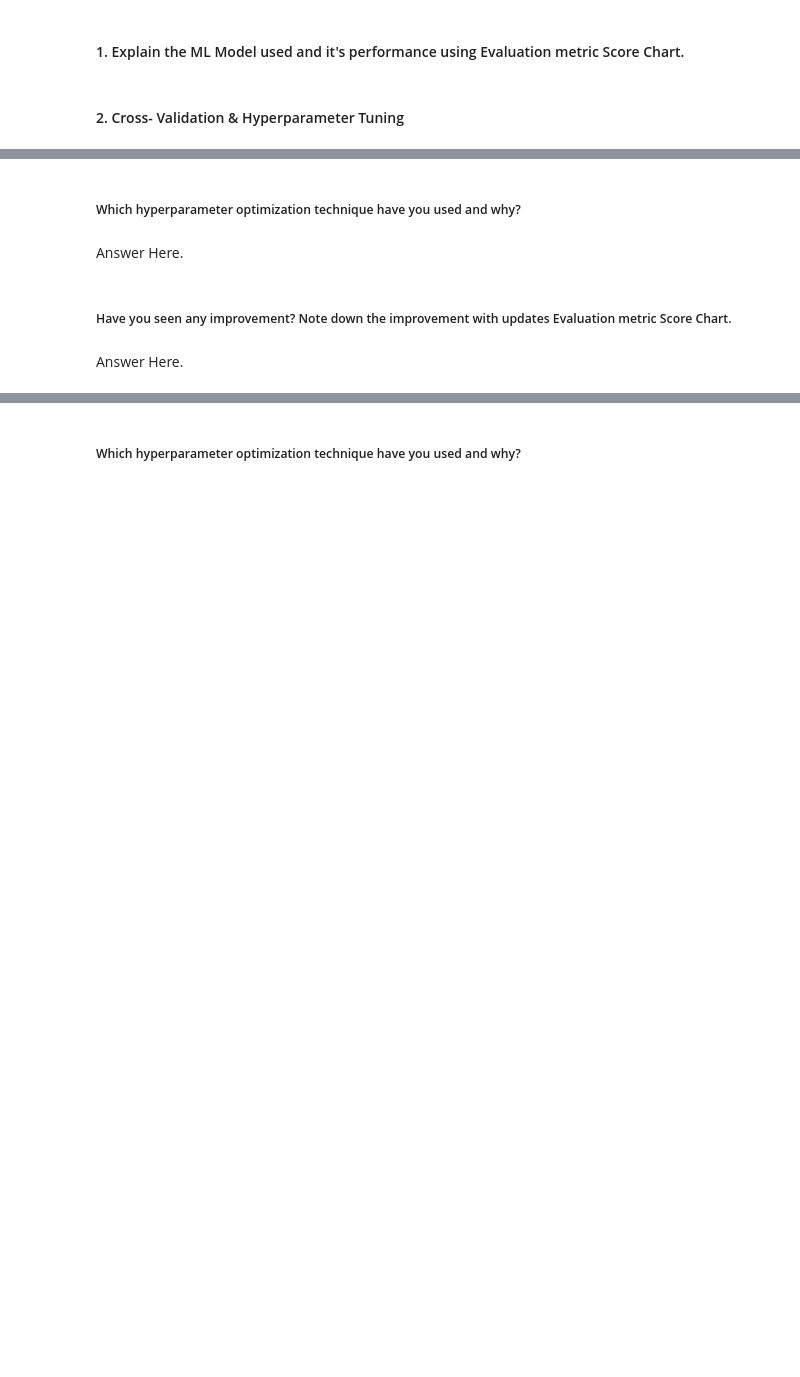
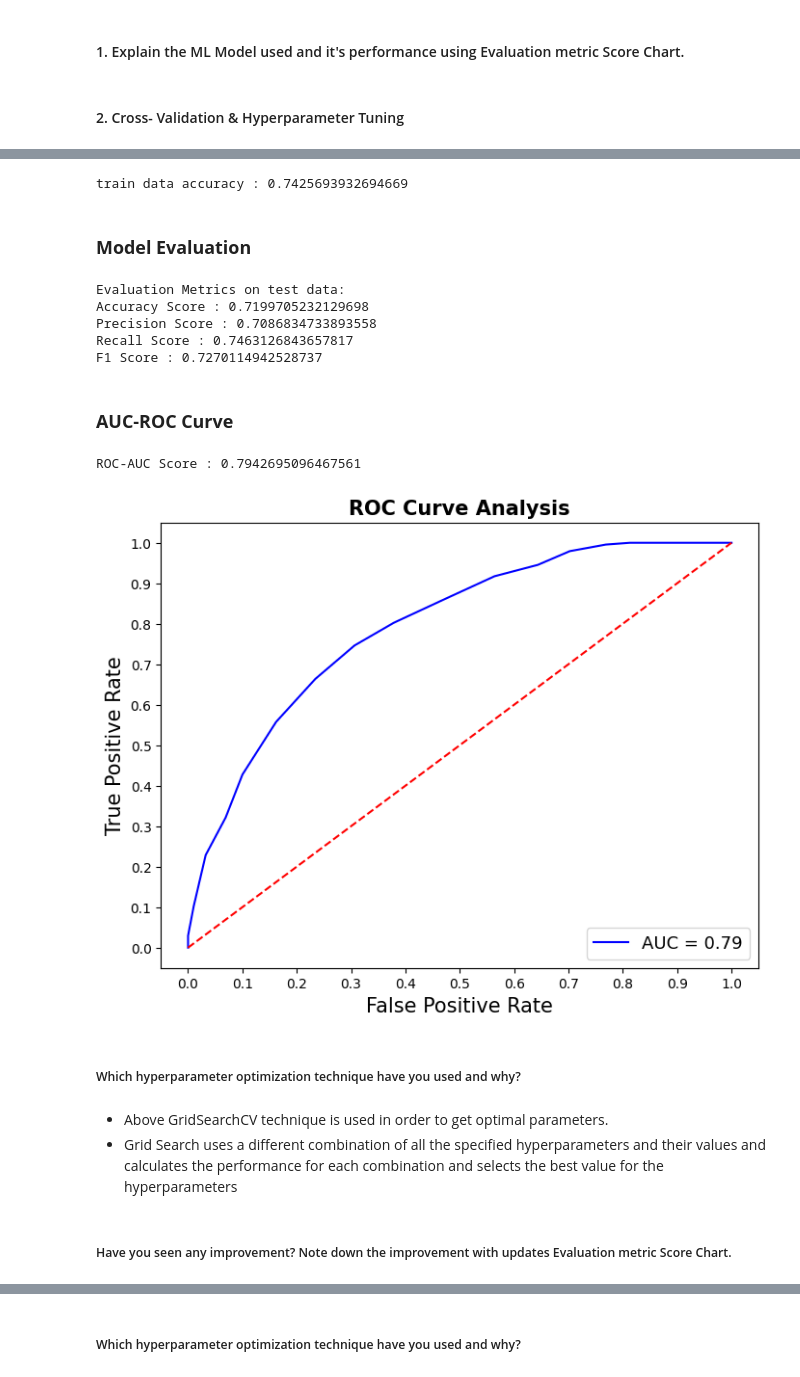
Before and after one commit to DhawalKhandait/Cardio_Vascular_Risk_Prediction-Classification, a Jupyter notebook: Cardio_Vascular_Risk_Prediction.ipynb, the cells around one changed output, grey strips where cells are left out. Saved outputs shown, nothing was run; the diff lists cells and outputs as text; code cells hidden in the pictures; blank space fills up the shorter version.

```diff
--- a/Cardio_Vascular_Risk_Prediction.ipynb
+++ b/Cardio_Vascular_Risk_Prediction.ipynb
@@ -1297,6 +1424,14 @@ X_test = scaler.transform(X_test)
 # %%
 # ML Model - 1 Implementation with hyperparameter optimization techniques (i.e., GridSearch CV, RandomSearch CV, Bayesian Optimization etc.)
 
+# create param grid
+param_grid = {'n_neighbors': np.arange(16,31)}
+
+# Create the KNN Model
+knn_clf = KNeighborsClassifier()
+
+# use Gridsearch to test all values for n_neigbors
+knn_grid_cv = GridSearchCV(knn_clf, param_grid, cv=5)
+
 # Fit the Algorithm
-
-# Predict on the model
+knn_grid_cv.fit(X_train, y_train)
@@ -1302,0 +1446,3 @@ X_test = scaler.transform(X_test)
+# %%
+# Optimal Model
+knn_best_ = knn_grid_cv.best_estimator_
@@ -1303,8 +1453,33 @@ X_test = scaler.transform(X_test)
+# %%
+# Predicting Probability
+test_proba_knn = knn_best_.predict_proba(X_test)[:,1]
+# %%
+# train set accuracy score
+print('train data accuracy :',accuracy_score(y_train, train_pred_knn))
+# %% [output]
+train data accuracy : 0.7425693932694669
+# %% [markdown]
+### **Model Evaluation**
+# %%
+# Evaluation Metrics
+evaluation_metrics(y_test, test_pred_knn, "K-Nearest Neighbors")
+# %% [output]
+Evaluation Metrics on test data:
+Accuracy Score : 0.7199705232129698
+Precision Score : 0.7086834733893558
+Recall Score : 0.7463126843657817
+F1 Score : 0.7270114942528737
+# %% [markdown]
+### **AUC-ROC Curve**
+# %%
+plot_roc_curve(y_test, test_proba_knn)
+# %% [output]
+ROC-AUC Score : 0.7942695096467561
+[figure, added]
 # %% [markdown]
 ##### Which hyperparameter optimization technique have you used and why?
-# %% [markdown]
-Answer Here.
+# %% [markdown]
+* Above GridSearchCV technique is used in order to get optimal parameters.
+* Grid Search uses a different combination of all the specified hyperparameters and their values and calculates the performance for each combination and selects the best value for the hyperparameters
 # %% [markdown]
 ##### Have you seen any improvement? Note down the improvement with updates Evaluation metric Score Chart.
-# %% [markdown]
-Answer Here.
```
Also changed, not shown: parts of 105 cells of this notebook.
